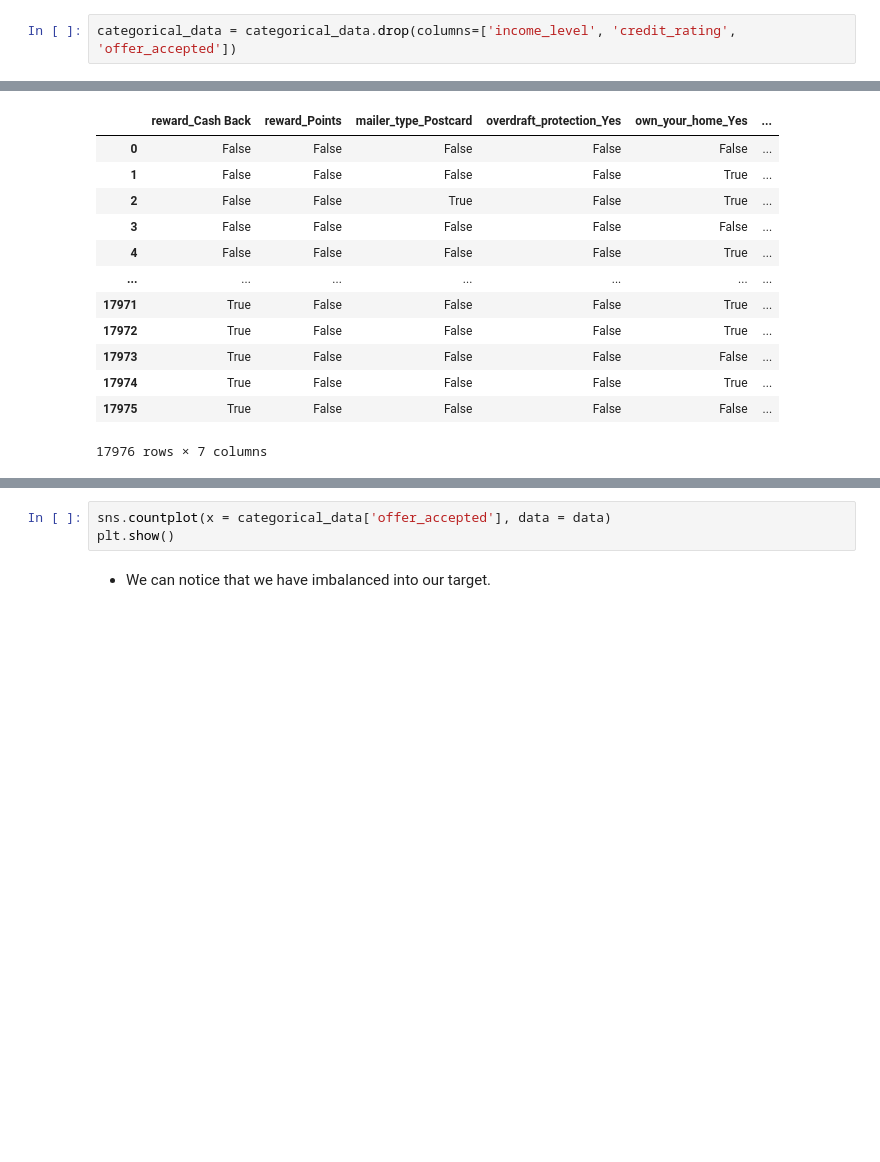
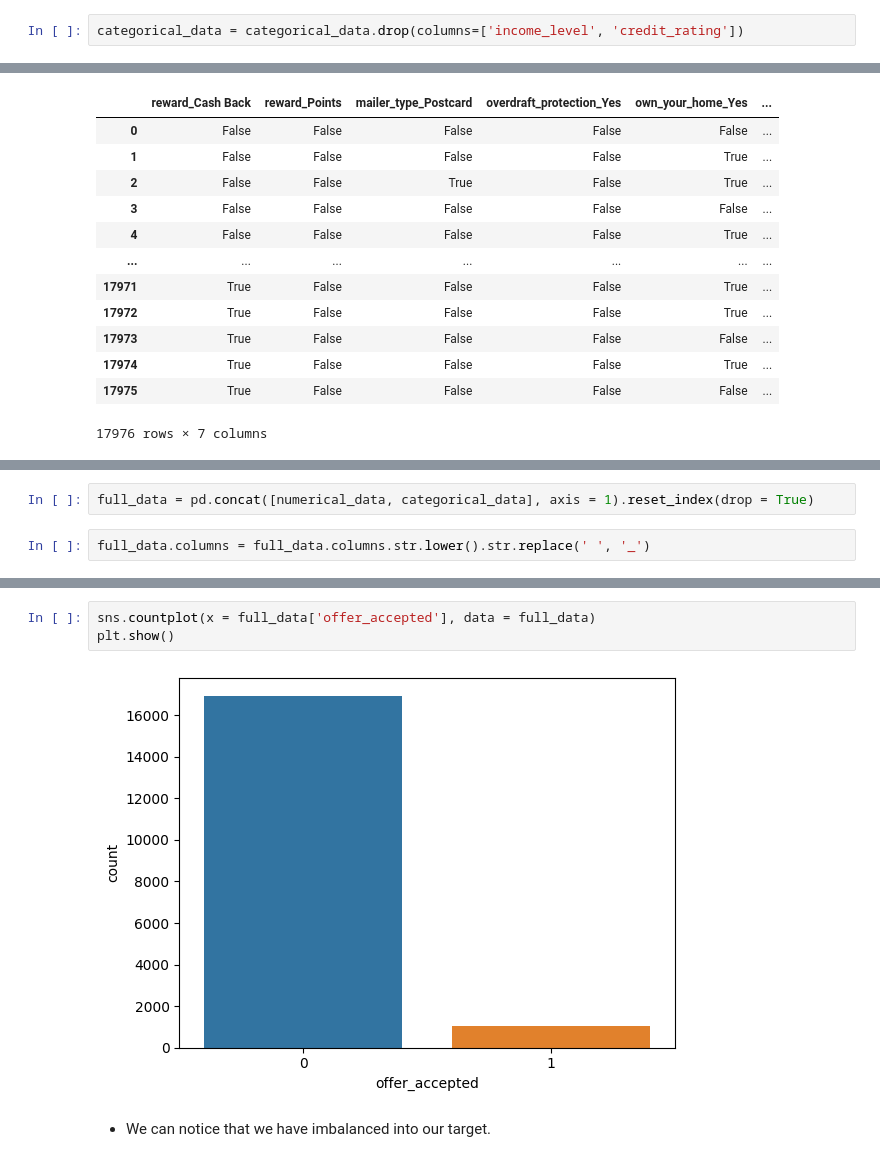
Before and after one commit to LeonardoOlmos/credit-card-offer, a Jupyter notebook: credit_card_offer_classification.ipynb, the cells around one changed output, grey strips where cells are left out. Saved outputs shown, nothing was run; the diff lists cells and outputs as text; blank space fills up the shorter version.

```diff
--- a/credit_card_offer_classification.ipynb
+++ b/credit_card_offer_classification.ipynb
@@ -153,7 +268,7 @@ income_oe_data = ordinal_encoder.fit_transform(categorical_data[['income_level']
 # %%
 rating_oe_data = ordinal_encoder.fit_transform(categorical_data[['credit_rating']])
 # %%
-categorical_data = categorical_data.drop(columns=['income_level', 'credit_rating', 'offer_accepted'])
+categorical_data = categorical_data.drop(columns=['income_level', 'credit_rating'])
 # %%
 categorical_data.columns
 # %% [output]
@@ -256,0 +364,4 @@ for column in numerical_data.drop(columns=['customer_number']).columns[4:]:
+# %%
+full_data = pd.concat([numerical_data, categorical_data], axis = 1).reset_index(drop = True)
+# %%
+full_data.columns = full_data.columns.str.lower().str.replace(' ', '_')
@@ -264,6 +394,8 @@ print("Percentage of those clients that didn't accept the offer: {: .2f}%".forma
 # %%
-sns.countplot(x = categorical_data['offer_accepted'], data = data)
+sns.countplot(x = full_data['offer_accepted'], data = full_data)
 plt.show()
+# %% [output]
+[figure, added]
 # %% [markdown]
 * We can notice that we have imbalanced into our target.
 # %% [markdown]
```
Also changed, not shown: parts of 86 cells of this notebook, 1 other file.
